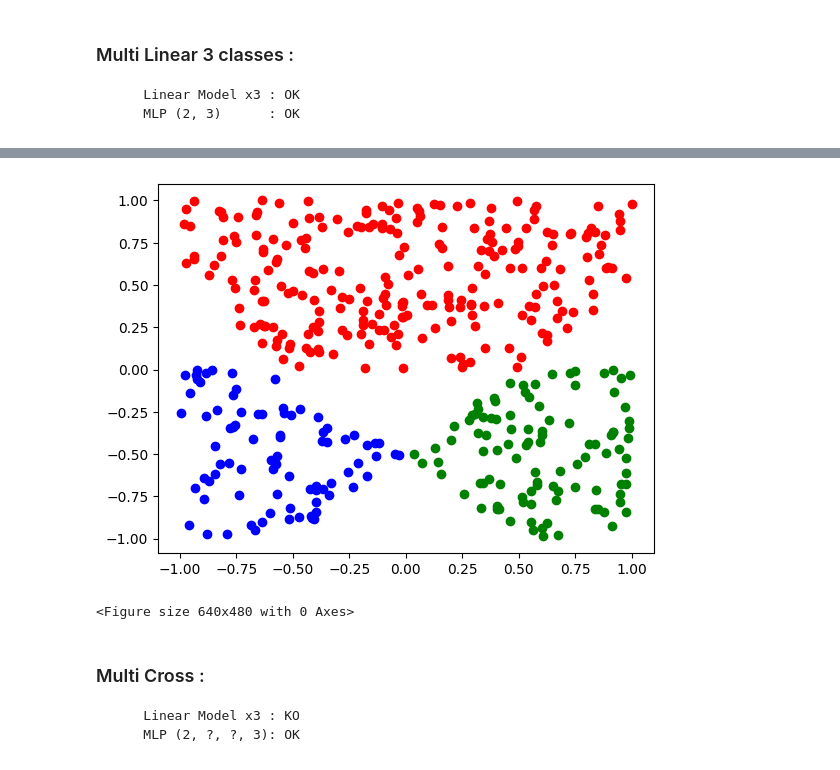
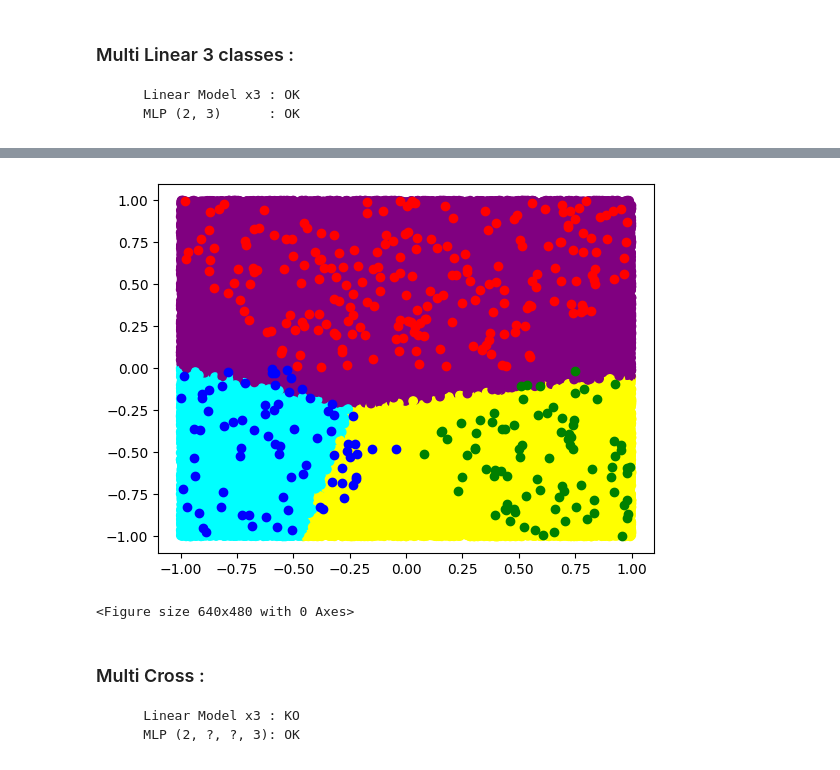
Before and after one commit to Elbub/3IABD2---Projet-annuel, a Jupyter notebook: tests_interops/notebook_test_interops_pmc_classification.ipynb, the cells around one changed output, grey strips where cells are left out. Drawn from its saved outputs; the diff is of its cells as text; code cells hidden in the pictures.

```diff
--- a/tests_interops/notebook_test_interops_pmc_classification.ipynb
+++ b/tests_interops/notebook_test_interops_pmc_classification.ipynb
@@ -265,3 +569,6 @@ Y = np.array([[1, 0, 0] if -p[0] - p[1] - 0.5 > 0 and p[1] < 0 and p[0] - p[1] -
 
 X = X[[not np.all(arr == [0, 0, 0]) for arr in Y]]
 Y = Y[[not np.all(arr == [0, 0, 0]) for arr in Y]]
+
+X=np.array(X,dtype=ctypes.c_float)
+Y=np.array(Y,dtype=ctypes.c_float)
@@ -267,0 +604,17 @@ Y = Y[[not np.all(arr == [0, 0, 0]) for arr in Y]]
+# %%
+pmc_trained_model_ptr = my_lib.multi_layer_perceptron_training(
+    w_array_ptr,
+    y_to_predict_ptr,
+    x_to_predict_ptr,
+    len(X),  # number of inputs
+    len(X[0]),  # dimension of inputs
+    3,  # number of classes to predict
+    0.1,  # learning rate
+    100000,  # epochs
+    layers_ptr_pmc,  # pointeur vers la forme de pmc
+    number_of_layers,  # number of layers
+    True,
+)
+
+pmc_trained_model = np.ctypeslib.as_array(pmc_trained_model_ptr, (9,))
+print(pmc_trained_model)
@@ -267,0 +668,20 @@ Y = Y[[not np.all(arr == [0, 0, 0]) for arr in Y]]
+# %%
+predicted_labels = []
+predicted_x_1 = []
+predicted_x_2 = []
+
+for i in range(len(X_to_predict_flat)) :
+    if i%2 == 0 :
+        predicted_x_1.append(X_to_predict_flat[i])
+    else :
+        predicted_x_2.append(X_to_predict_flat[i])
+
+for j in range(0,len(pmc_predict_model)-2,3) :
+    if pmc_predict_model[j] > pmc_predict_model[j+1] and pmc_predict_model[j] > pmc_predict_model[j+2] :
+        predicted_labels.append('cyan')
+    elif pmc_predict_model[j+1] > pmc_predict_model[j] and pmc_predict_model[j+1] > pmc_predict_model[j+2] :
+        predicted_labels.append('purple')
+    elif pmc_predict_model[j+2] > pmc_predict_model[j] and pmc_predict_model[j+2] > pmc_predict_model[j+1]:
+        predicted_labels.append('yellow')
+    else :
+        predicted_labels.append('green')
@@ -268,11 +698,12 @@ Y = Y[[not np.all(arr == [0, 0, 0]) for arr in Y]]
 # %%
+plt.scatter(predicted_x_1, predicted_x_2, c=predicted_labels)
 plt.scatter(np.array(list(map(lambda elt : elt[1], filter(lambda c: Y[c[0]][0] == 1, enumerate(X)))))[:,0], np.array(list(map(lambda elt : elt[1], filter(lambda c: Y[c[0]][0] == 1, enumerate(X)))))[:,1], color='blue')
 plt.scatter(np.array(list(map(lambda elt : elt[1], filter(lambda c: Y[c[0]][1] == 1, enumerate(X)))))[:,0], np.array(list(map(lambda elt : elt[1], filter(lambda c: Y[c[0]][1] == 1, enumerate(X)))))[:,1], color='red')
 plt.scatter(np.array(list(map(lambda elt : elt[1], filter(lambda c: Y[c[0]][2] == 1, enumerate(X)))))[:,0], np.array(list(map(lambda elt : elt[1], filter(lambda c: Y[c[0]][2] == 1, enumerate(X)))))[:,1], color='green')
 plt.show()
 plt.clf()
 # %% [output]
-[figure, old version]
+[figure, new version]
 <Figure size 640x480 with 0 Axes>
 # %% [markdown]
 ### Multi Cross :
```
Also changed, not shown: parts of 27 cells of this notebook.
